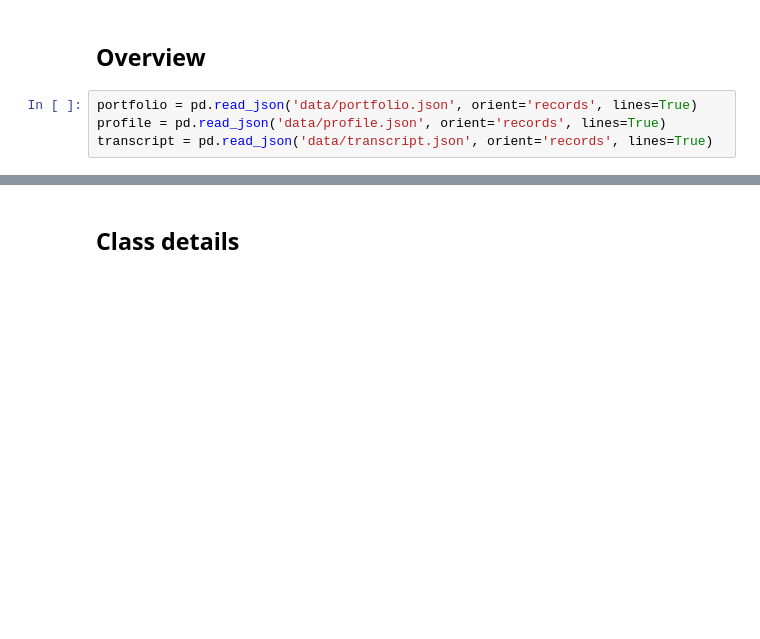
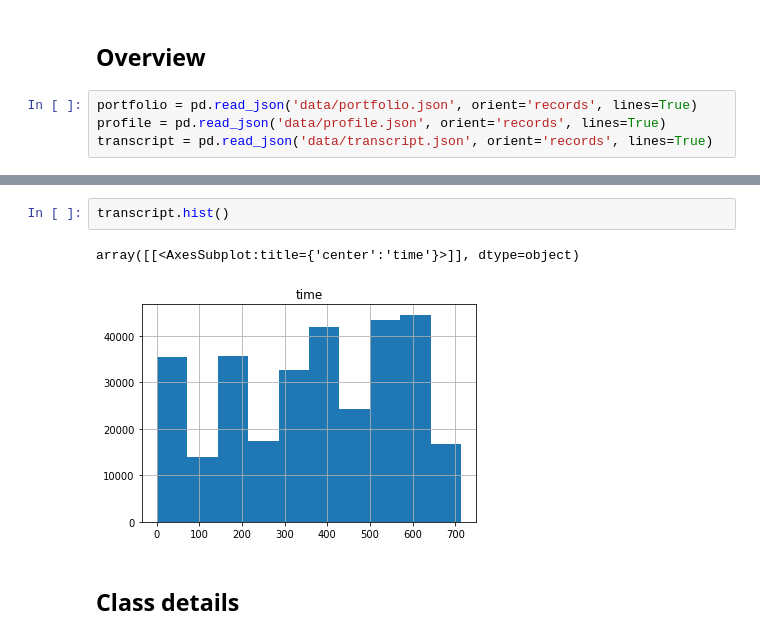
Before and after one commit to beauvilerobed/predict-consumer-responses, a Jupyter notebook: sagemaker.ipynb, the cells around one changed output, grey strips where cells are left out. Saved outputs shown, nothing was run; the diff lists cells and outputs as text; blank space fills up the shorter version.

```diff
--- a/sagemaker.ipynb
+++ b/sagemaker.ipynb
@@ -44,3 +53,8 @@ transcript = pd.read_json('data/transcript.json', orient='records', lines=True)
+# %%
+transcript.hist()
+# %% [output]
+array([[<AxesSubplot:title={'center':'time'}>]], dtype=object)
+[figure, added]
 # %% [markdown]
 ## Class details
 # %%
```
Also changed, not shown: parts of 12 cells of this notebook.
